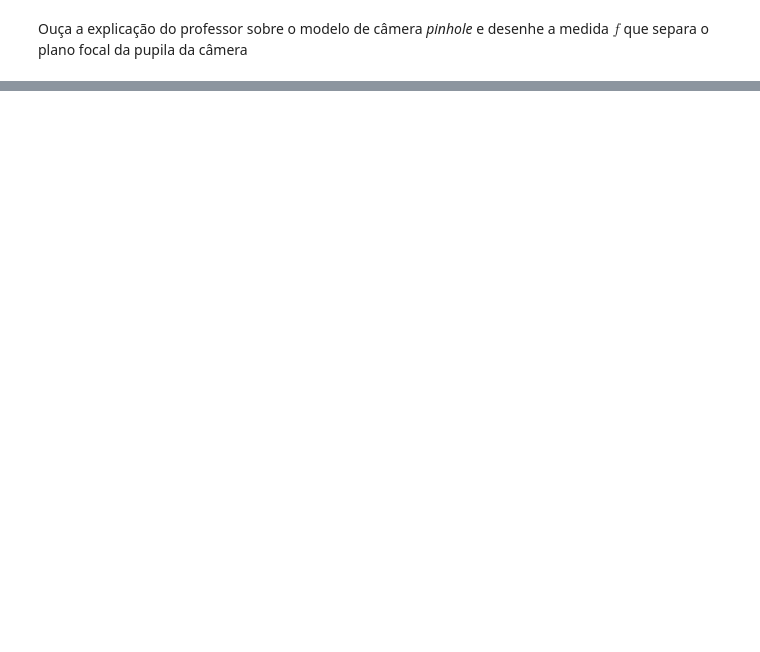
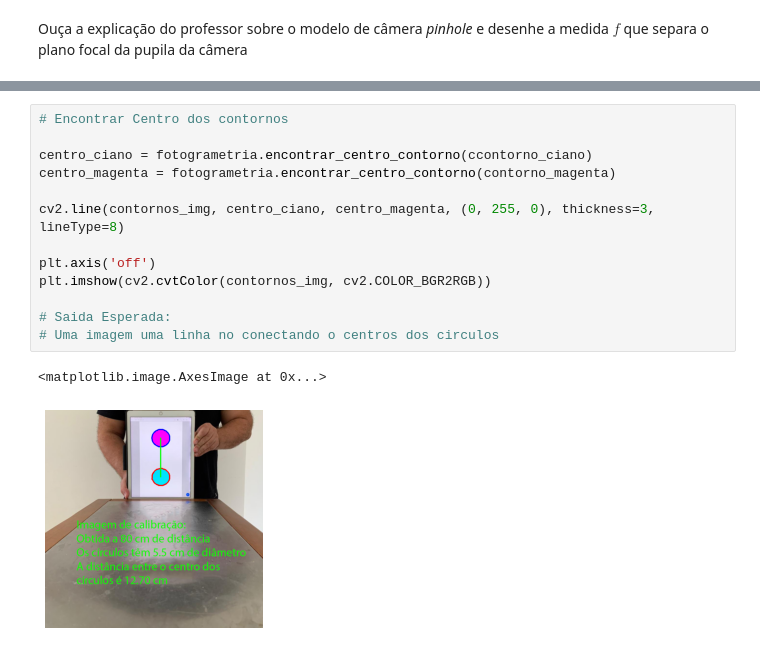
Before and after one commit to Insper/robot21.1, a Jupyter notebook: aula02/Atividade2.ipynb, the cells around one changed output, grey strips where cells are left out. Drawn from its saved outputs; the diff is of its cells as text; blank space fills up the shorter version.

```diff
--- a/aula02/Atividade2.ipynb
+++ b/aula02/Atividade2.ipynb
@@ -57,0 +114,16 @@ Usando um detector de features `BRISK`, identifique o logotipo do  *Insper* . Ve
+# %%
+# Encontrar Centro dos contornos
+
+centro_ciano = fotogrametria.encontrar_centro_contorno(ccontorno_ciano)
+centro_magenta = fotogrametria.encontrar_centro_contorno(contorno_magenta)
+
+cv2.line(contornos_img, centro_ciano, centro_magenta, (0, 255, 0), thickness=3, lineType=8)
+
+plt.axis('off')
+plt.imshow(cv2.cvtColor(contornos_img, cv2.COLOR_BGR2RGB))
+
+# Saida Esperada:
+# Uma imagem uma linha no conectando o centros dos circulos
+# %% [output]
+<matplotlib.image.AxesImage at 0x...>
+[figure, added]
```
Also changed, not shown: parts of 25 cells of this notebook, 43 other files.
